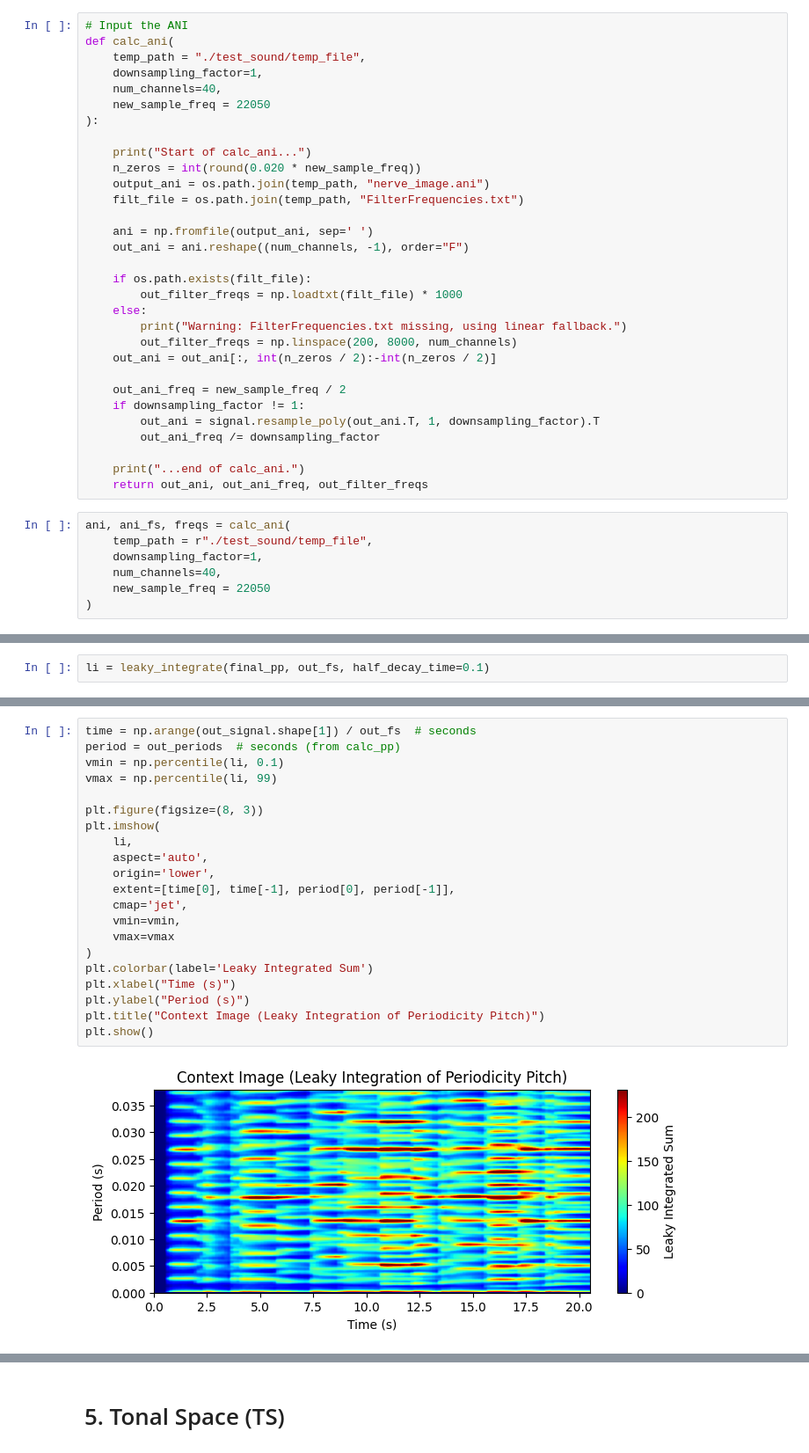
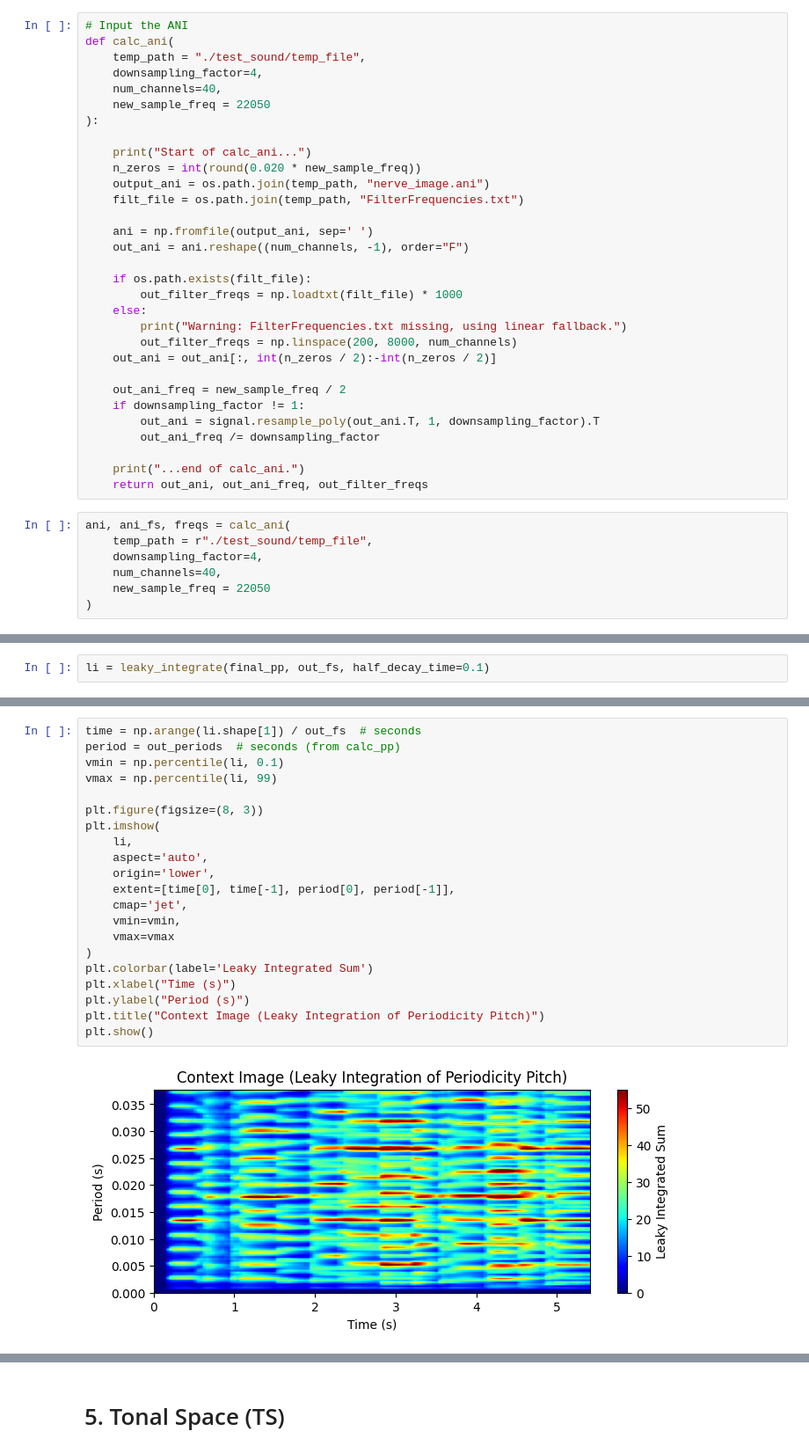
Before and after one commit to t1dewang/jlmt_python, a Jupyter notebook: notebook/pipeline.ipynb, the cells around one changed output, grey strips where cells are left out. Shown at 88% size. Drawn from its saved outputs; the diff is of its cells as text.

```diff
--- a/notebook/pipeline.ipynb
+++ b/notebook/pipeline.ipynb
@@ -327,7 +327,7 @@ plot_multi_channel(
 # Input the ANI
 def calc_ani(
     temp_path = "./test_sound/temp_file",
-    downsampling_factor=1,
+    downsampling_factor=4,
     num_channels=40,
     new_sample_freq = 22050
 ):
@@ -357,7 +357,7 @@ def calc_ani(
 # %%
 ani, ani_fs, freqs = calc_ani(
     temp_path = r"./test_sound/temp_file",
-    downsampling_factor=1,
+    downsampling_factor=4,
     num_channels=40,
     new_sample_freq = 22050
 )
@@ -580,23 +592,23 @@ print(li.shape)
 # %%
-time = np.arange(out_signal.shape[1]) / out_fs  # seconds
+time = np.arange(li.shape[1]) / out_fs  # seconds
 period = out_periods  # seconds (from calc_pp)
 vmin = np.percentile(li, 0.1)
 vmax = np.percentile(li, 99)
 
 plt.figure(figsize=(8, 3))
 plt.imshow(
     li,
     aspect='auto',
     origin='lower',
     extent=[time[0], time[-1], period[0], period[-1]],
     cmap='jet',
     vmin=vmin,
     vmax=vmax
 )
 plt.colorbar(label='Leaky Integrated Sum')
 plt.xlabel("Time (s)")
 plt.ylabel("Period (s)")
 plt.title("Context Image (Leaky Integration of Periodicity Pitch)")
 plt.show()
 # %% [output]
-[figure, old version]
+[figure, new version]
```
Also changed, not shown: parts of 4 cells of this notebook.
